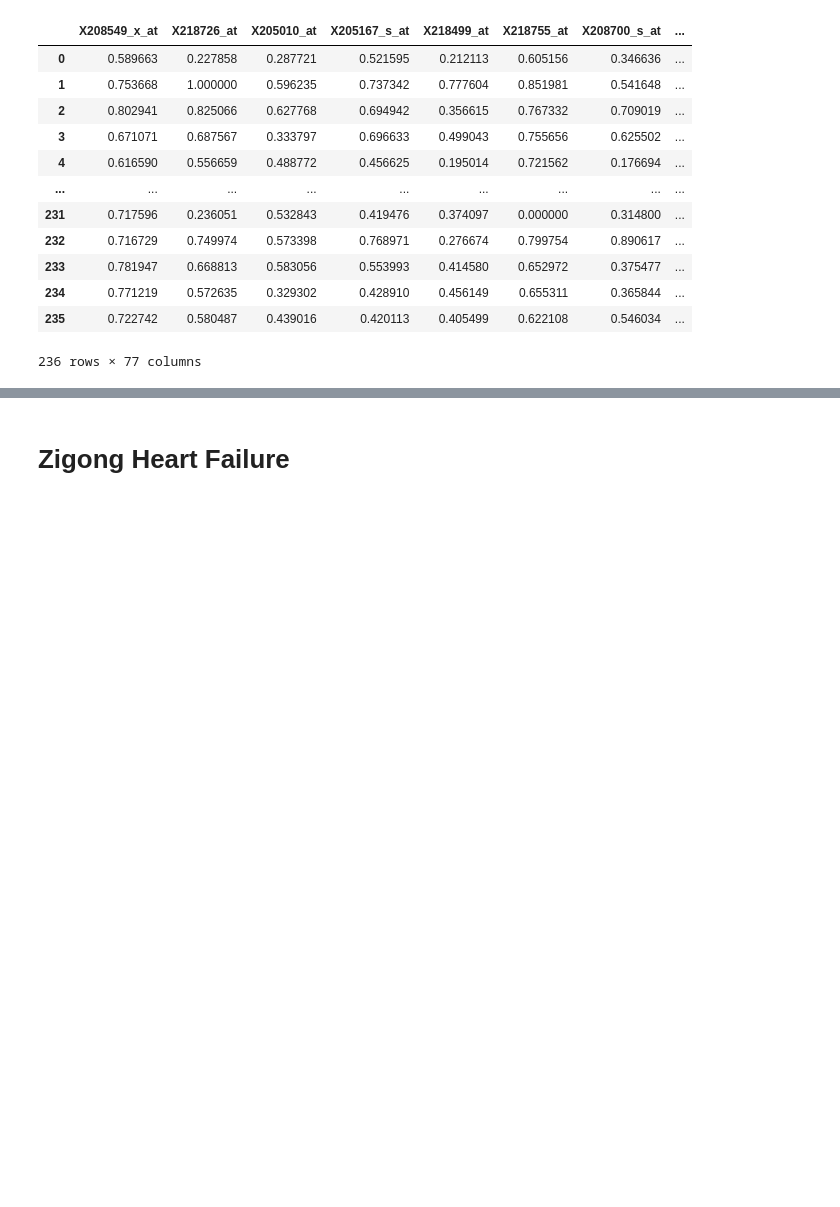
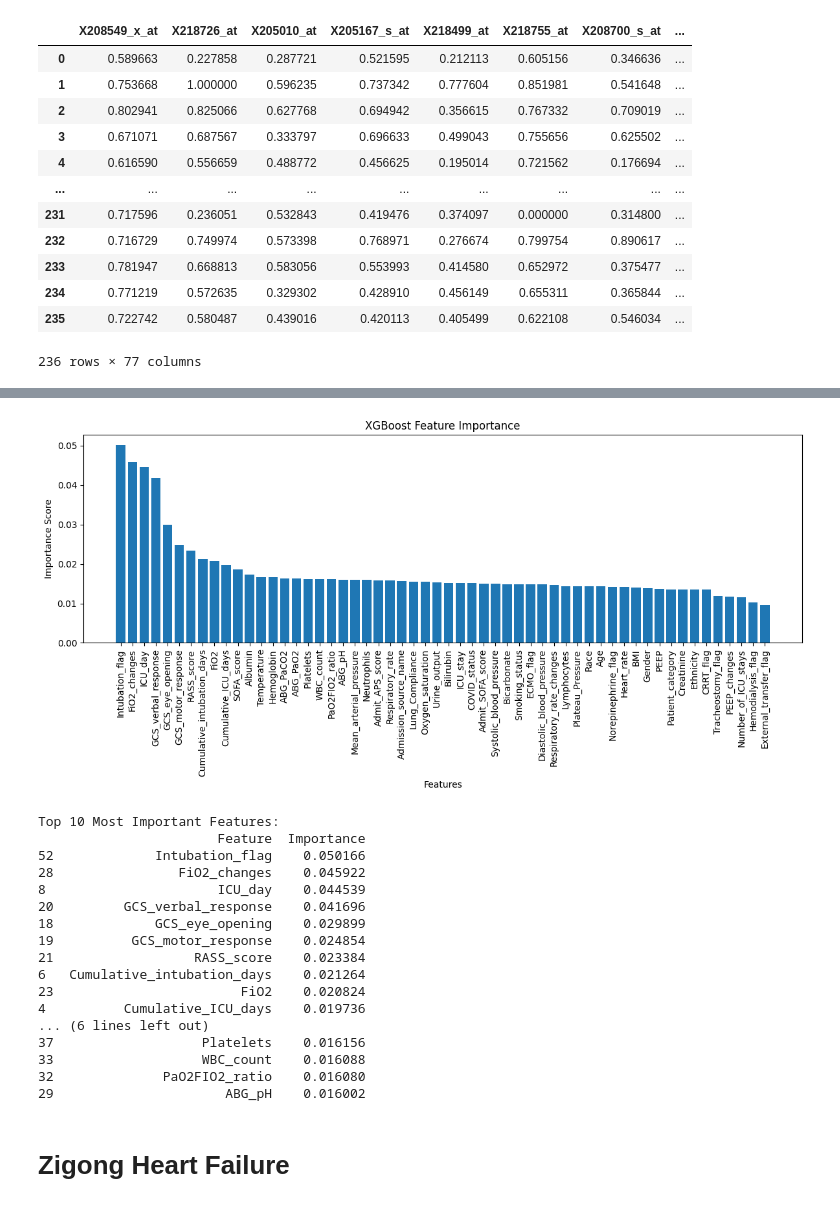
Before and after one commit to sitaomin1994/MedicalDataKit, a Jupyter notebook: notebook/data_fetch.ipynb, the cells around one changed output, grey strips where cells are left out. Cells and saved outputs as stored; diff of their text form; code cells hidden in the pictures; blank space fills up the shorter version.

```diff
--- a/notebook/data_fetch.ipynb
+++ b/notebook/data_fetch.ipynb
@@ -122,0 +128,9 @@ PR AUC: 0.7212
+# %%
+%load_ext autoreload
+%autoreload 2
+from MedDataKit.dataset.clinical_dataset import CarpediemDataset
+
+dataset = CarpediemDataset()
+data = dataset.load_raw_data()
+print(data.shape)
+data.head()
@@ -122,0 +171,16 @@ PR AUC: 0.7212
+# %%
+dataset.generate_ml_task_dataset(
+    task_name = 'predict_has_bal',
+    config = {
+        'numerical_encoding': 'standard',
+        'missing_strategy': 'impute',
+        'ordinal_as_numerical': True,
+        'categorical_encoding': 'ordinal'
+    },
+    verbose = True
+)
+dataset.ml_task_dataset.show_dataset_info()
+data = dataset.ml_task_dataset.data
+config = dataset.ml_task_dataset.data_config
+model = train_and_evaluate_model(data, config, model_type = 'xgb')
+dataset.ml_task_dataset.data
@@ -123,3 +218,24 @@ PR AUC: 0.7212
+# %%
+_ = feature_importance(model, data, config)
+# %% [output]
+[figure, added]
+Top 10 Most Important Features:
+                       Feature  Importance
+52             Intubation_flag    0.050166
+28                FiO2_changes    0.045922
+8                      ICU_day    0.044539
+20         GCS_verbal_response    0.041696
+18             GCS_eye_opening    0.029899
+19          GCS_motor_response    0.024854
+21                  RASS_score    0.023384
+6   Cumulative_intubation_days    0.021264
+23                        FiO2    0.020824
+4          Cumulative_ICU_days    0.019736
+... (6 lines left out)
+37                   Platelets    0.016156
+33                   WBC_count    0.016088
+32              PaO2FIO2_ratio    0.016080
+29                      ABG_pH    0.016002
 # %% [markdown]
 # Zigong Heart Failure
 # %%
```
Also changed, not shown: parts of 19 cells of this notebook, 3 other files.
